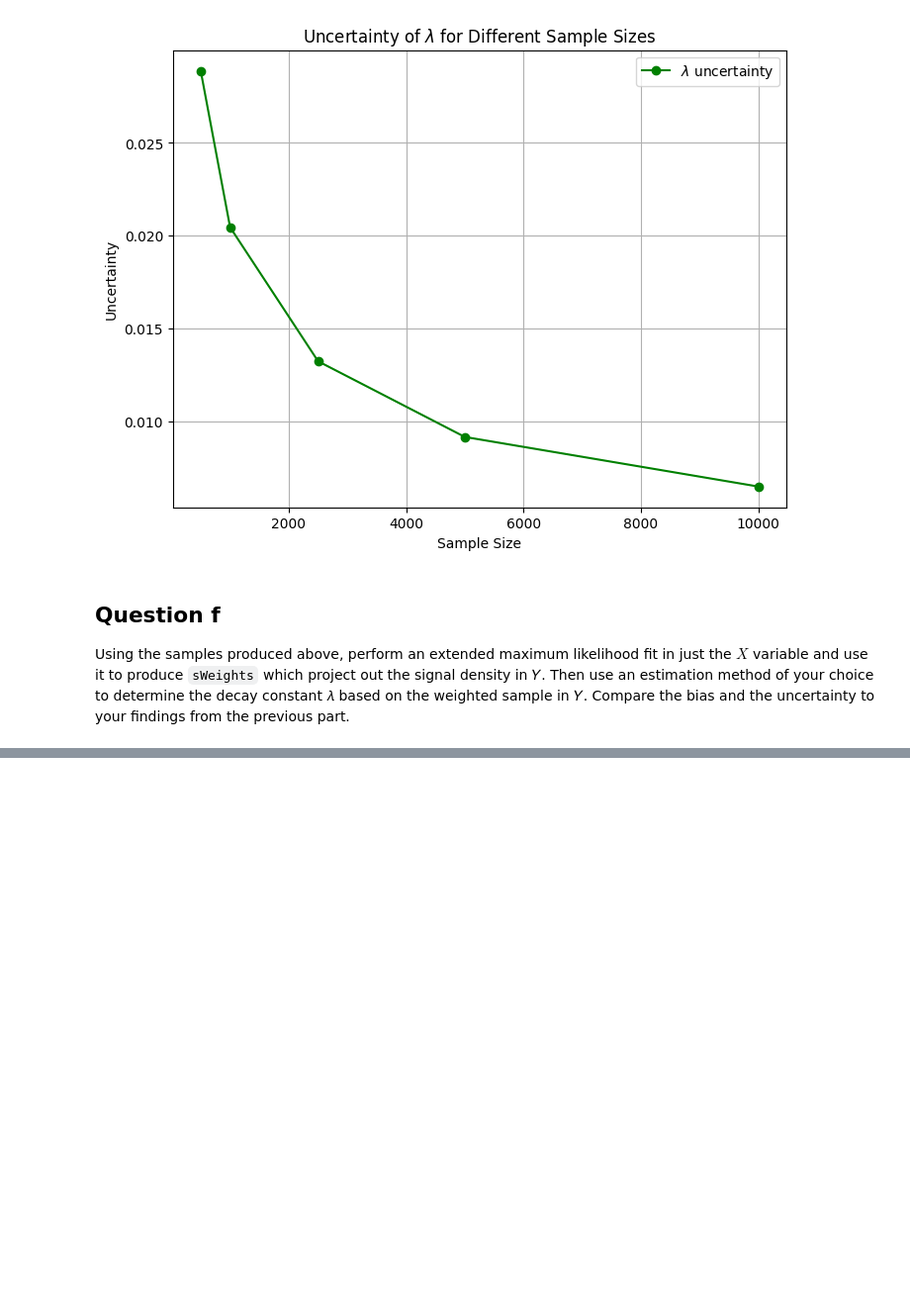
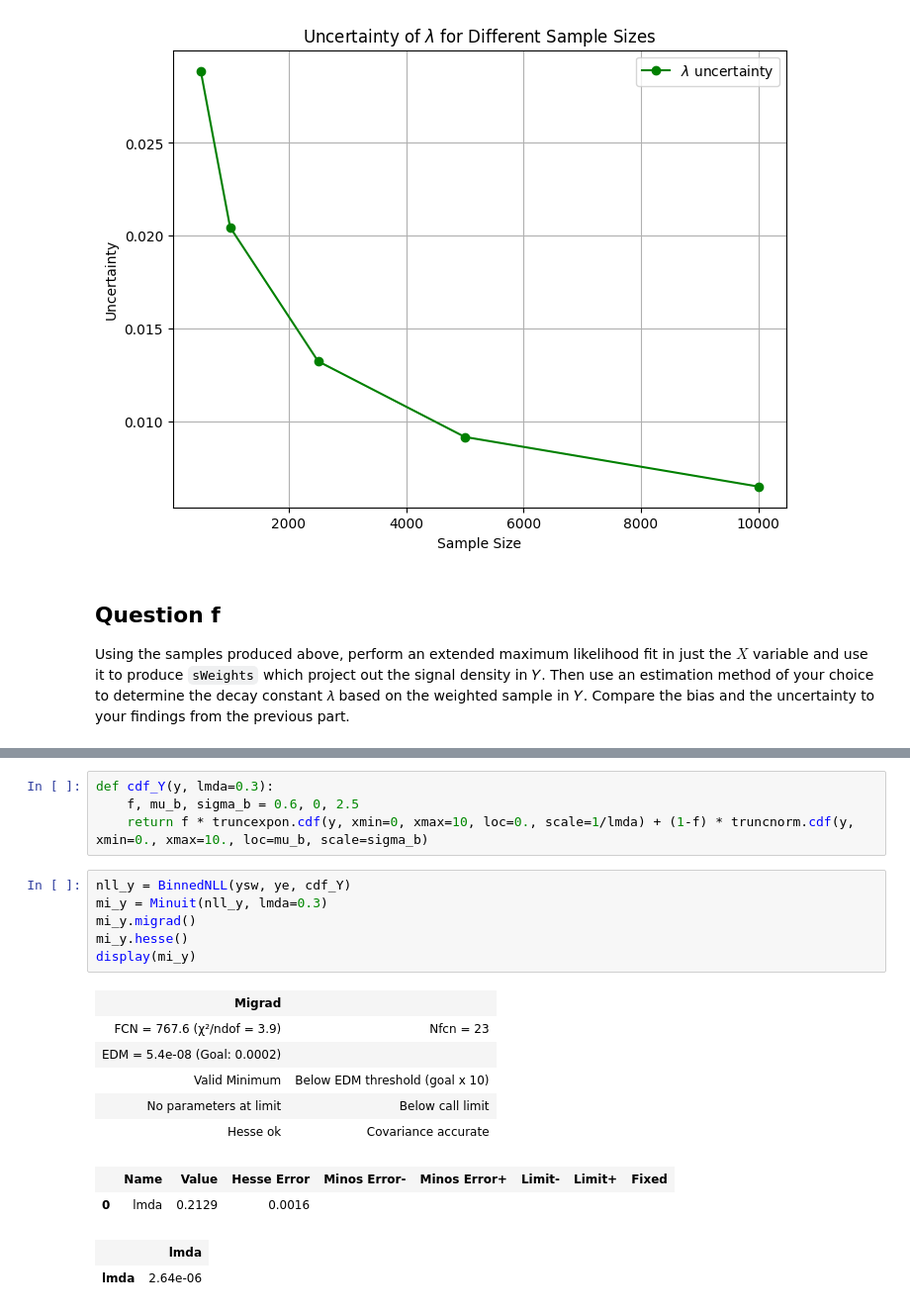
Before and after one commit to john-zhaoyuanzhen/Statistical-Methods-Coursework, a Jupyter notebook: s1.ipynb, the cells around one changed output, grey strips where cells are left out. Shown at 99% size. Cells and saved outputs as stored; diff of their text form; blank space fills up the shorter version.

```diff
--- a/s1.ipynb
+++ b/s1.ipynb
@@ -411,0 +503,21 @@ Using the samples produced above, perform an extended maximum likelihood fit in
+# %%
+def cdf_Y(y, lmda=0.3):
+    f, mu_b, sigma_b = 0.6, 0, 2.5
+    return f * truncexpon.cdf(y, xmin=0, xmax=10, loc=0., scale=1/lmda) + (1-f) * truncnorm.cdf(y, xmin=0., xmax=10., loc=mu_b, scale=sigma_b)
+# %%
+nll_y = BinnedNLL(ysw, ye, cdf_Y)
+mi_y = Minuit(nll_y, lmda=0.3)
+mi_y.migrad()
+mi_y.hesse()
+display(mi_y)
+# %% [output]
+| Migrad |  |
+| FCN = 767.6 (χ²/ndof = 3.9) | Nfcn = 23 |
+| EDM = 5.4e-08 (Goal: 0.0002) |  |
+| Valid Minimum | Below EDM threshold (goal x 10) |
+| No parameters at limit | Below call limit |
+| Hesse ok | Covariance accurate |
+|  | Name | Value | Hesse Error | Minos Error- | Minos Error+ | Limit- | Limit+ | Fixed |
+| 0 | lmda | 0.2129 | 0.0016 |  |  |  |  |  |
+|  | lmda |
+| lmda | 2.64e-06 |
```
Also changed, not shown: parts of 17 cells of this notebook, 1 other file.
